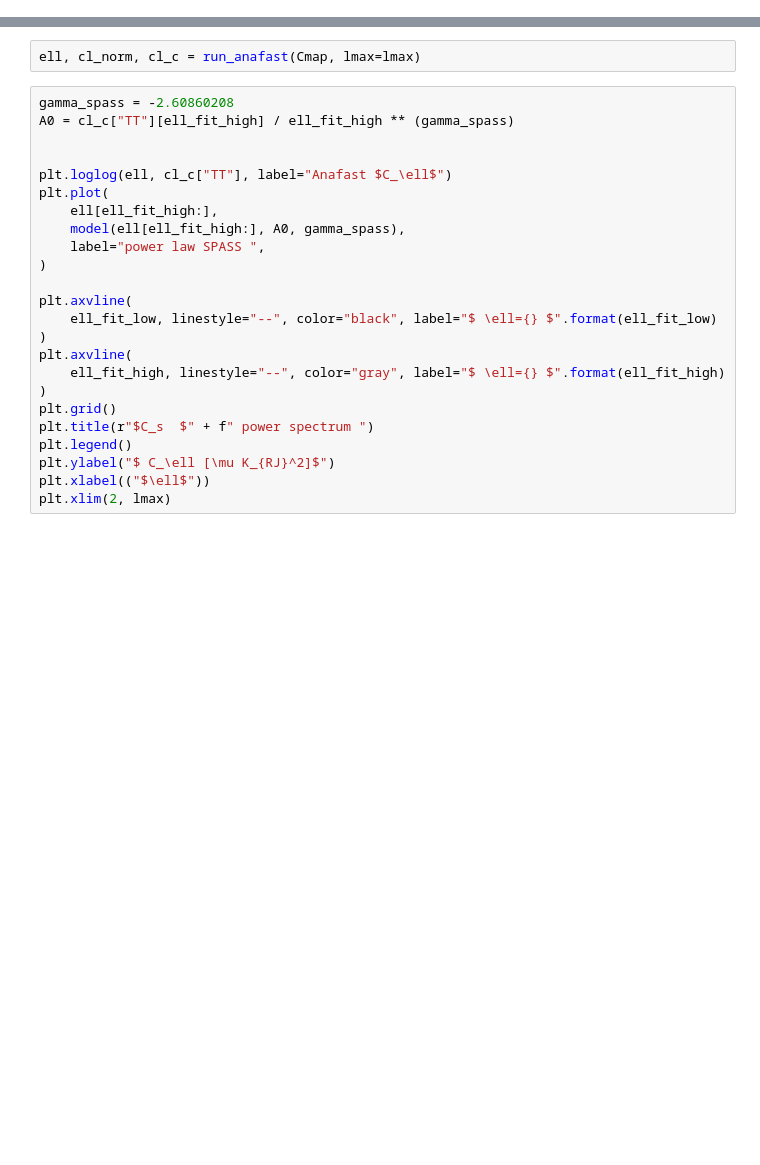
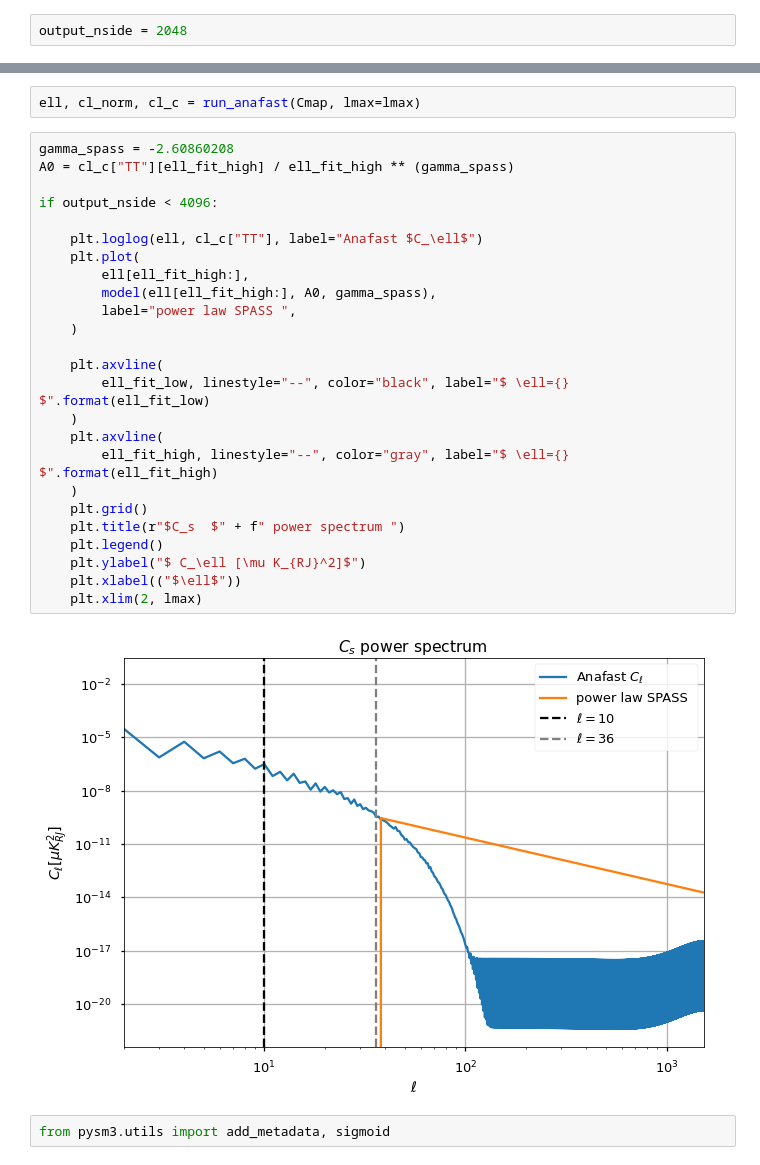
Before and after one commit to galsci/pysm, a Jupyter notebook: docs/preprocess-templates/synchrotron_curvature.ipynb, the cells around one changed output, grey strips where cells are left out. Saved outputs shown, nothing was run; the diff lists cells and outputs as text; blank space fills up the shorter version.

Commit message:
executed notebook at 2048, production output was at 8192

```diff
--- a/docs/preprocess-templates/synchrotron_curvature.ipynb
+++ b/docs/preprocess-templates/synchrotron_curvature.ipynb
@@ -65,0 +74,2 @@ iqu = map_to_log_pol_tens(IQU.value)
+# %%
+output_nside = 2048
@@ -158,25 +187,30 @@ ell, cl_norm, cl_c = run_anafast(Cmap, lmax=lmax)
 # %%
 gamma_spass = -2.60860208
 A0 = cl_c["TT"][ell_fit_high] / ell_fit_high ** (gamma_spass)
 
+if output_nside < 4096:
 
-plt.loglog(ell, cl_c["TT"], label="Anafast $C_\ell$")
-plt.plot(
-    ell[ell_fit_high:],
-    model(ell[ell_fit_high:], A0, gamma_spass),
-    label="power law SPASS ",
-)
+    plt.loglog(ell, cl_c["TT"], label="Anafast $C_\ell$")
+    plt.plot(
+        ell[ell_fit_high:],
+        model(ell[ell_fit_high:], A0, gamma_spass),
+        label="power law SPASS ",
+    )
 
-plt.axvline(
-    ell_fit_low, linestyle="--", color="black", label="$ \ell={} $".format(ell_fit_low)
-)
-plt.axvline(
-    ell_fit_high, linestyle="--", color="gray", label="$ \ell={} $".format(ell_fit_high)
-)
-plt.grid()
-plt.title(r"$C_s  $" + f" power spectrum ")
-plt.legend()
-plt.ylabel("$ C_\ell [\mu K_{RJ}^2]$")
-plt.xlabel(("$\ell$"))
-plt.xlim(2, lmax)
+    plt.axvline(
+        ell_fit_low, linestyle="--", color="black", label="$ \ell={} $".format(ell_fit_low)
+    )
+    plt.axvline(
+        ell_fit_high, linestyle="--", color="gray", label="$ \ell={} $".format(ell_fit_high)
+    )
+    plt.grid()
+    plt.title(r"$C_s  $" + f" power spectrum ")
+    plt.legend()
+    plt.ylabel("$ C_\ell [\mu K_{RJ}^2]$")
+    plt.xlabel(("$\ell$"))
+    plt.xlim(2, lmax)
+# %% [output]
+[figure, added]
+# %%
+from pysm3.utils import add_metadata, sigmoid
 # %%
```
Also changed, not shown: parts of 17 cells of this notebook.
